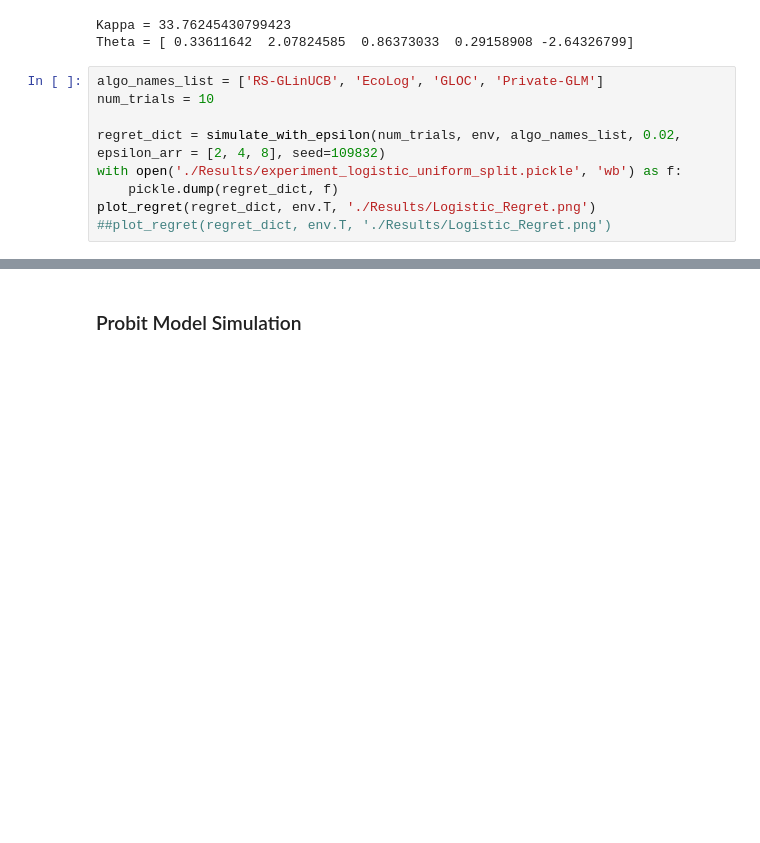
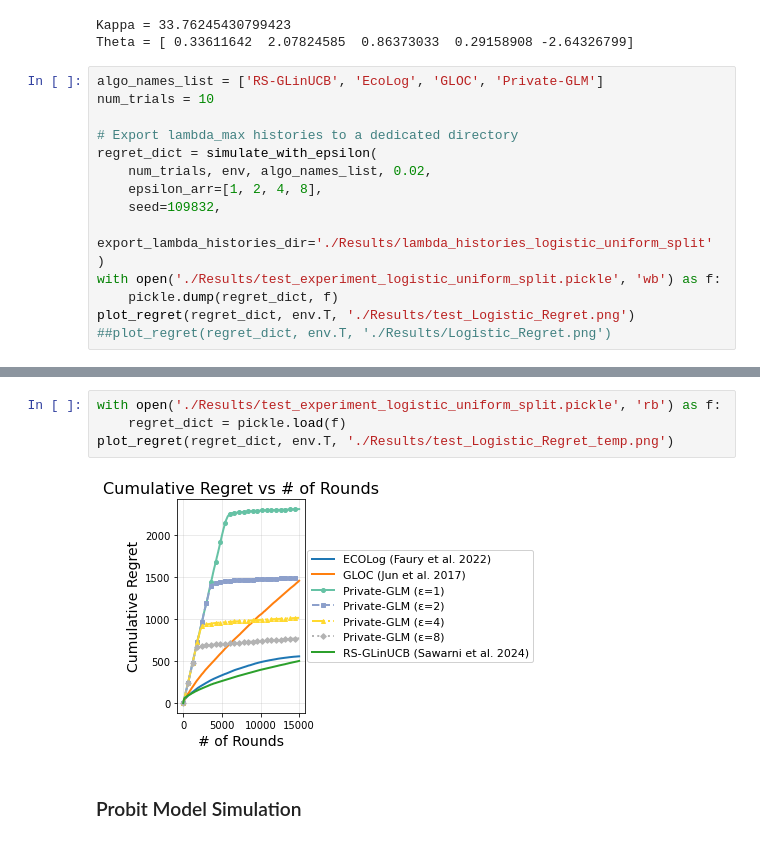
Before and after one commit to Sahasrajit123/Shuffle_joint_dp_generalized_linear_contextual_bandits, a Jupyter notebook: simulations.ipynb, the cells around one changed output, grey strips where cells are left out. Cells and saved outputs as stored; diff of their text form; blank space fills up the shorter version.

```diff
--- a/simulations.ipynb
+++ b/simulations.ipynb
@@ -206,10 +207,16 @@ Theta = [ 0.33611642  2.07824585  0.86373033  0.29158908 -2.64326799]
 algo_names_list = ['RS-GLinUCB', 'EcoLog', 'GLOC', 'Private-GLM']
 num_trials = 10
 
-regret_dict = simulate_with_epsilon(num_trials, env, algo_names_list, 0.02, epsilon_arr = [2, 4, 8], seed=109832)
-with open('./Results/experiment_logistic_uniform_split.pickle', 'wb') as f:
+# Export lambda_max histories to a dedicated directory
+regret_dict = simulate_with_epsilon(
+    num_trials, env, algo_names_list, 0.02,
+    epsilon_arr=[1, 2, 4, 8],
+    seed=109832,
+    export_lambda_histories_dir='./Results/lambda_histories_logistic_uniform_split'
+)
+with open('./Results/test_experiment_logistic_uniform_split.pickle', 'wb') as f:
     pickle.dump(regret_dict, f)
-plot_regret(regret_dict, env.T, './Results/Logistic_Regret.png')
+plot_regret(regret_dict, env.T, './Results/test_Logistic_Regret.png')
 ##plot_regret(regret_dict, env.T, './Results/Logistic_Regret.png')
 # %% [output]
 Simulating trial 1
@@ -263,3 +247,9 @@ DP-SGD: σ = 26.7211 for ε=1.3333333333333333, δ=0.0033333333333333335, steps=
+# %%
+with open('./Results/test_experiment_logistic_uniform_split.pickle', 'rb') as f:
+    regret_dict = pickle.load(f)
+plot_regret(regret_dict, env.T, './Results/test_Logistic_Regret_temp.png')
+# %% [output]
+[figure, added]
 # %% [markdown]
 ### Probit Model Simulation
 # %%
```
Also changed, not shown: parts of 6 cells of this notebook, 31 other files.
